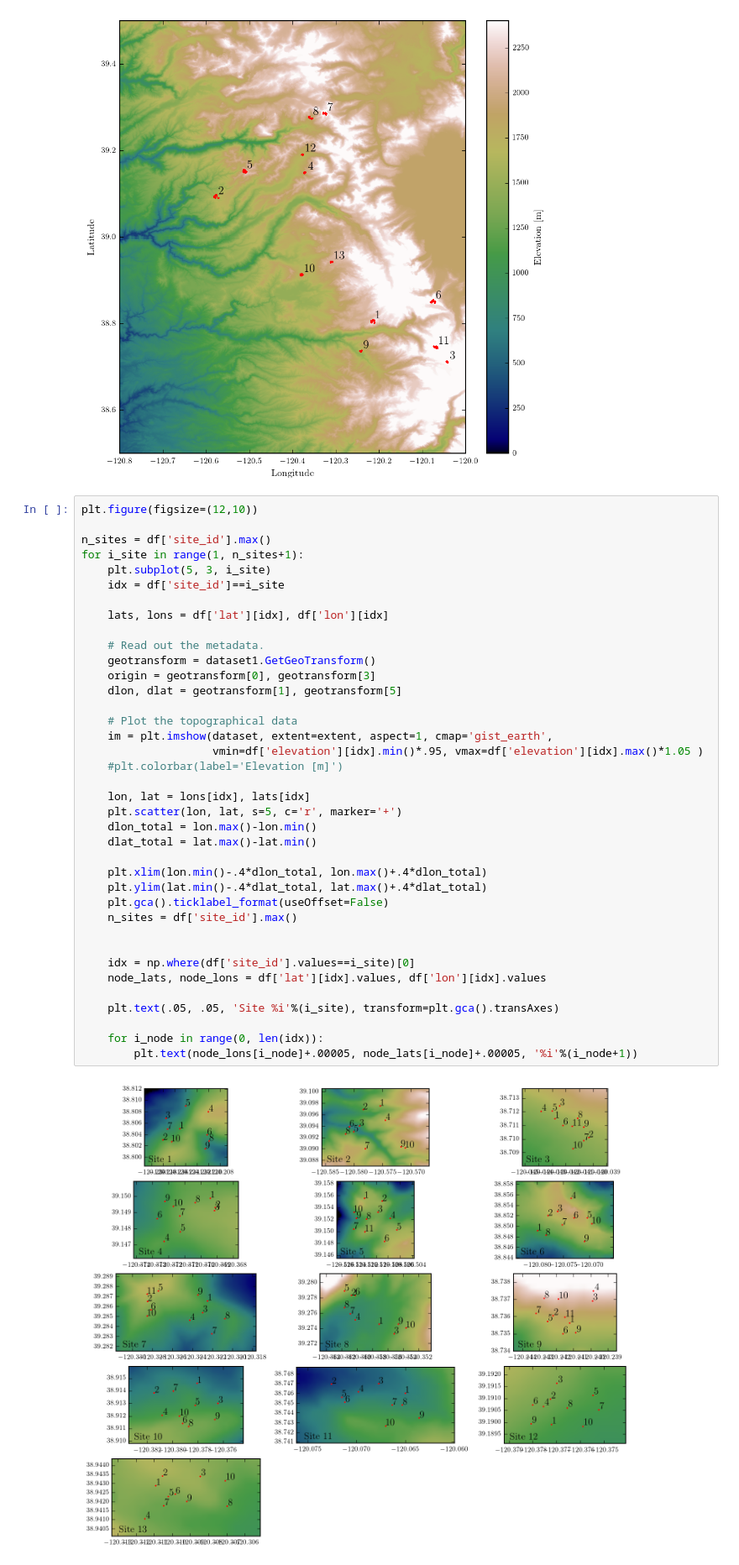
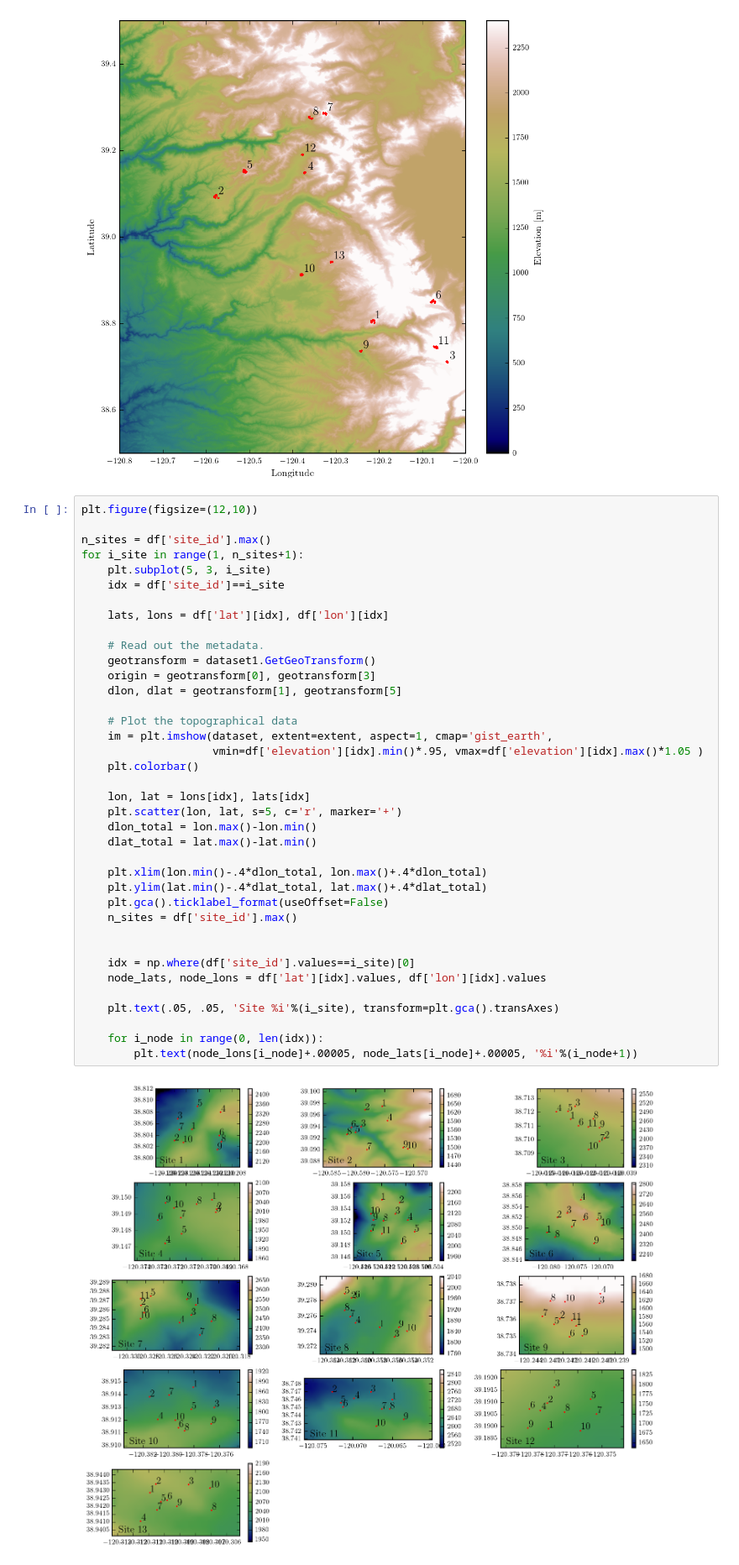
Before and after one commit to erccarls/berkely_snowfall, a Jupyter notebook: notebooks/Node Summary.ipynb, the cells around one changed output. Shown at 84% size. Saved outputs shown, nothing was run; the diff lists cells and outputs as text.

```diff
--- a/notebooks/Node Summary.ipynb
+++ b/notebooks/Node Summary.ipynb
@@ -72,35 +72,35 @@ for i_site in range(1, n_sites+1):
     lats, lons = df['lat'][idx], df['lon'][idx]
 
     # Read out the metadata.
     geotransform = dataset1.GetGeoTransform()
     origin = geotransform[0], geotransform[3]
     dlon, dlat = geotransform[1], geotransform[5]
 
     # Plot the topographical data
     im = plt.imshow(dataset, extent=extent, aspect=1, cmap='gist_earth',
                     vmin=df['elevation'][idx].min()*.95, vmax=df['elevation'][idx].max()*1.05 )
-    #plt.colorbar(label='Elevation [m]')
+    plt.colorbar()
 
     lon, lat = lons[idx], lats[idx]
     plt.scatter(lon, lat, s=5, c='r', marker='+')
     dlon_total = lon.max()-lon.min()
     dlat_total = lat.max()-lat.min()
 
     plt.xlim(lon.min()-.4*dlon_total, lon.max()+.4*dlon_total)
     plt.ylim(lat.min()-.4*dlat_total, lat.max()+.4*dlat_total)
     plt.gca().ticklabel_format(useOffset=False)
     n_sites = df['site_id'].max()
 
 
     idx = np.where(df['site_id'].values==i_site)[0]
     node_lats, node_lons = df['lat'][idx].values, df['lon'][idx].values
 
     plt.text(.05, .05, 'Site %i'%(i_site), transform=plt.gca().transAxes)
 
     for i_node in range(0, len(idx)):
         plt.text(node_lons[i_node]+.00005, node_lats[i_node]+.00005, '%i'%(i_node+1))
 # %% [output]
-[figure, old version]
+[figure, new version]
 # %%
 plt.figure(figsize=(8,4))
 running_count = 0
```
Also changed, not shown: parts of 1 cell of this notebook, 5 other files.
